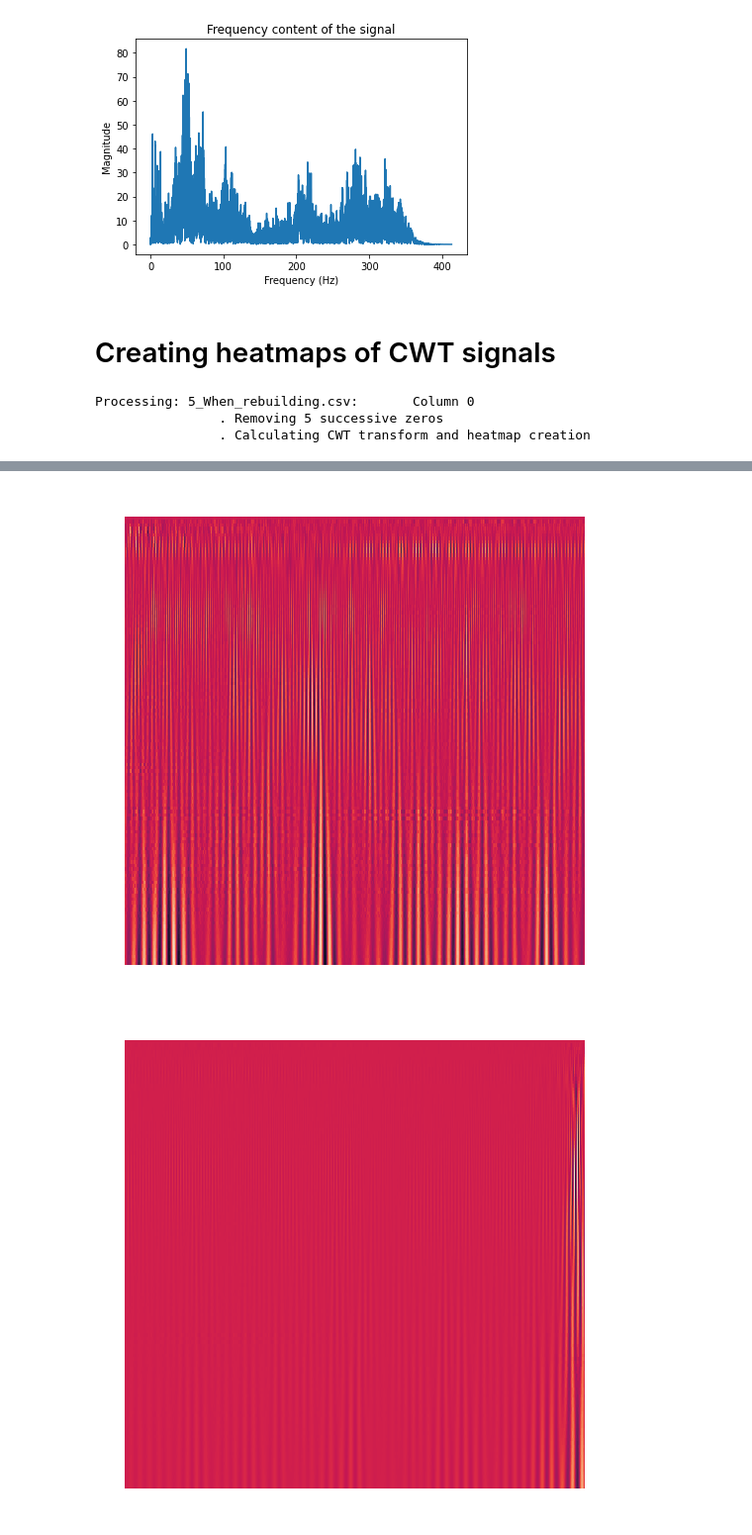
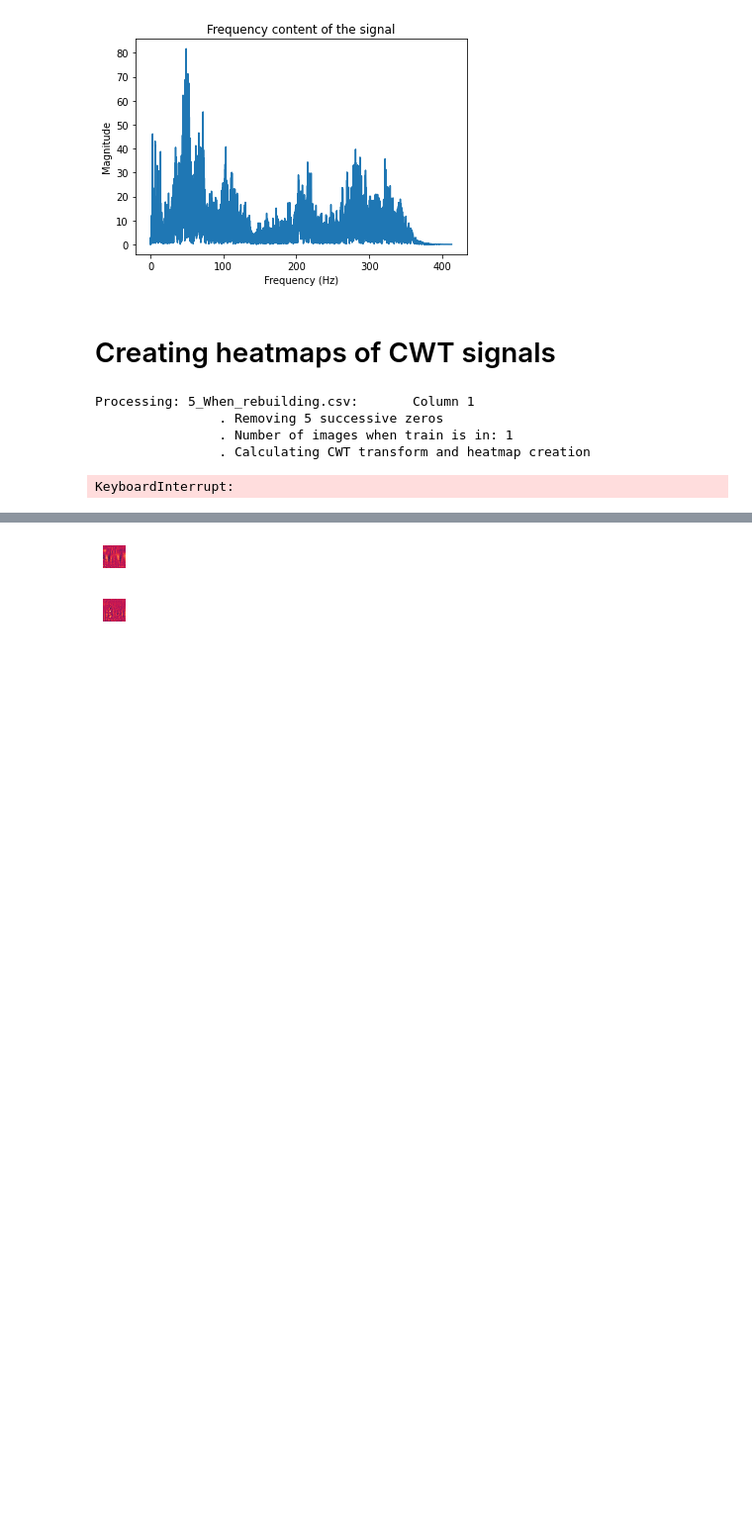
Before and after one commit to AmirhosseinSafari/bridge-failure-detection, a Jupyter notebook: analysis.ipynb, the cells around one changed output, grey strips where cells are left out. Shown: that part at 99% size. Drawn from its saved outputs; the diff is of its cells as text; code cells hidden in the pictures; blank space fills up the shorter version.

Commit message:
Change the dpi to 80 for right iamge size + change the size of images to 30x30

```diff
--- a/analysis.ipynb
+++ b/analysis.ipynb
@@ -113,5 +73,28 @@ def save_heatmap(csv_file_name, column, counter, train_status):
     '''
     Saving plots in png format in their specific path
     '''
-    path = f"{csv_file_name.split('.')[0]}/{train_status}/{csv_file_name}_{column}_{counter}.png"
-    plt.savefig(path , dpi=300, bbox_inches='tight')
+    no_ect_csv_file_name = csv_file_name.split('.')[0]
+    path = f"{no_ect_csv_file_name}/{train_status}/{no_ect_csv_file_name}_{column}_{counter}.png"
+    plt.savefig(path , bbox_inches='tight', pad_inches=0)
+# %%
+def signal_to_heatmap(signal):
+    '''
+    Returns the heatmap of signal
+    '''
+    # Desired size in pixels
+    width_px = 30
+    height_px = 30
+
+    # DPI (dots per inch)
+    dpi = 80
+
+    # Convert to inches
+    width_in = width_px / dpi
+    height_in = height_px / dpi
+
+    # Set the size of the heatmap
+    fig = plt.figure(figsize=(width_in, height_in), dpi=dpi)
+    ax = fig.add_subplot()
+    ax.axis('off')
+
+    sns.heatmap(signal, xticklabels=False, yticklabels=False, cbar=False)
@@ -196,7 +232,7 @@ max_freq = 400
 # %% [markdown]
 # Creating heatmaps of CWT signals
 # %%
-wavelet_name='cmor'
+wavelet_name='morl'
 # %%
 # Reading and processing csv files
 for csv_file in csv_files:
@@ -214,7 +250,7 @@ for csv_file in csv_files:
     columns_dict.pop('Unnamed: 0')
 
     # Creating dirs
-    dir_creator(csv_file, len(columns_dict.keys()))
+    dir_creator(csv_file)
 
     heatmaps_counter = 1
 
@@ -228,6 +264,10 @@ for csv_file in csv_files:
         print("Removing 5 successive zeros")
         columns_dict[col] = remove_five_zeros(columns_dict[col])
 
+        # Printing the amount of images when train is in (40 seconds is when train is out)
+        print("\t\t. ", end="")
+        print(f"Number of images when train is in: { int( (len(columns_dict[col]) // fs - 40) // 10 ) }")
+
         # handling train out part
         first_10, last_30 = custom_slicer(columns_dict[col], fs)
         last_30_signals_chunked = slicer(last_30)
@@ -236,24 +276,27 @@ for csv_file in csv_files:
         print("\t\t. ", end="")
         print("Calculating CWT transform and heatmap creation")
         coefficients, frequencies = continuous_wavelet_transform(first_10, fs, min_freq, max_freq, wavelet_name)
-        signal_to_heatmap(coefficients, frequencies)
+        signal_to_heatmap(coefficients)
         save_heatmap(csv_file, col, heatmaps_counter, "train_out")
         heatmaps_counter += 1
 
         for sig_chunk in last_30_signals_chunked:
             coefficients, frequencies = continuous_wavelet_transform(sig_chunk, fs, min_freq, max_freq, wavelet_name)
-            signal_to_heatmap(coefficients, frequencies)
+            signal_to_heatmap(coefficients)
             save_heatmap(csv_file, col, heatmaps_counter, "train_out")
             heatmaps_counter += 1
 
         # handling train in part
-        train_in_sig_chunks = slicer(columns_dict[col][10*fs:-30*fs])
+        train_in_sig_chunks = slicer(columns_dict[col][int(10*fs):int(-30*fs)])
+        print(len(train_in_sig_chunks))
         for sig_chunk in train_in_sig_chunks:
             coefficients, frequencies = continuous_wavelet_transform(sig_chunk, fs, min_freq, max_freq, wavelet_name)
-            signal_to_heatmap(coefficients, frequencies)
+            signal_to_heatmap(coefficients)
             save_heatmap(csv_file, col, heatmaps_counter, "train_in")
             heatmaps_counter += 1
 # %% [output]
-Processing: 5_When_rebuilding.csv:       Column 0
+Processing: 5_When_rebuilding.csv:       Column 1
                 . Removing 5 successive zeros
+                . Number of images when train is in: 1
                 . Calculating CWT transform and heatmap creation
+KeyboardInterrupt:
@@ -263,2 +306,2 @@ Processing: 5_When_rebuilding.csv:       Column 0
-[figure, old version]
+[figure, new version]
-[figure, old version]
+[figure, new version]
```
Also changed, not shown: parts of 3 cells of this notebook.
